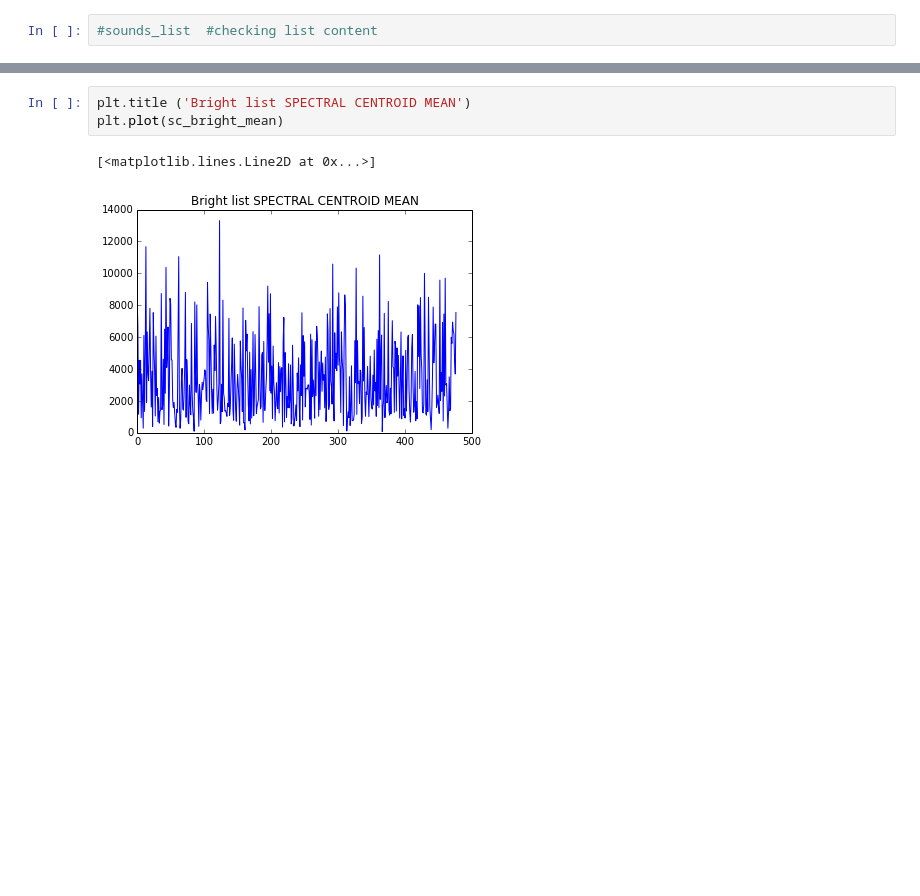
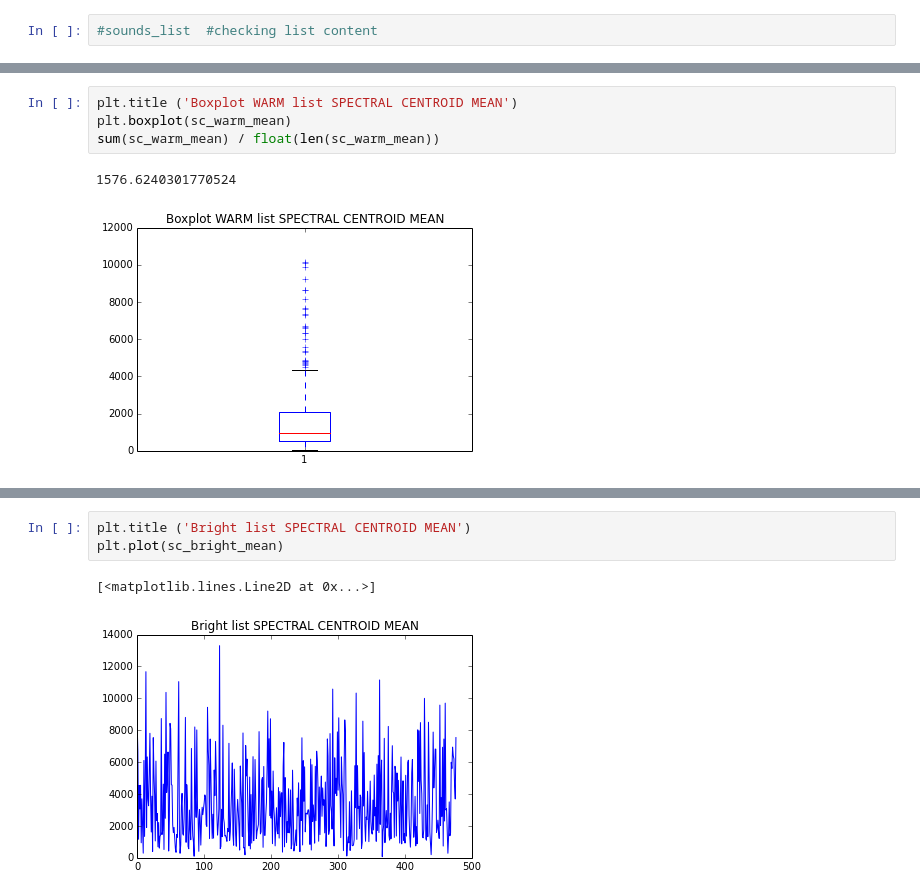
Before and after one commit to pedrogogo/SMC_Th, a Jupyter notebook: json_read_computing_essentia_descriptors.ipynb, the cells around one changed output, grey strips where cells are left out. Drawn from its saved outputs; the diff is of its cells as text; blank space fills up the shorter version.

```diff
--- a/json_read_computing_essentia_descriptors.ipynb
+++ b/json_read_computing_essentia_descriptors.ipynb
@@ -414,0 +466,7 @@ sum(sc_sharp_mean) / float(len(sc_sharp_mean))
+# %%
+plt.title ('Boxplot WARM list SPECTRAL CENTROID MEAN')
+plt.boxplot(sc_warm_mean)
+sum(sc_warm_mean) / float(len(sc_warm_mean))
+# %% [output]
+1576.6240301770524
+[figure, added]
```
Also changed, not shown: parts of 106 cells of this notebook.
